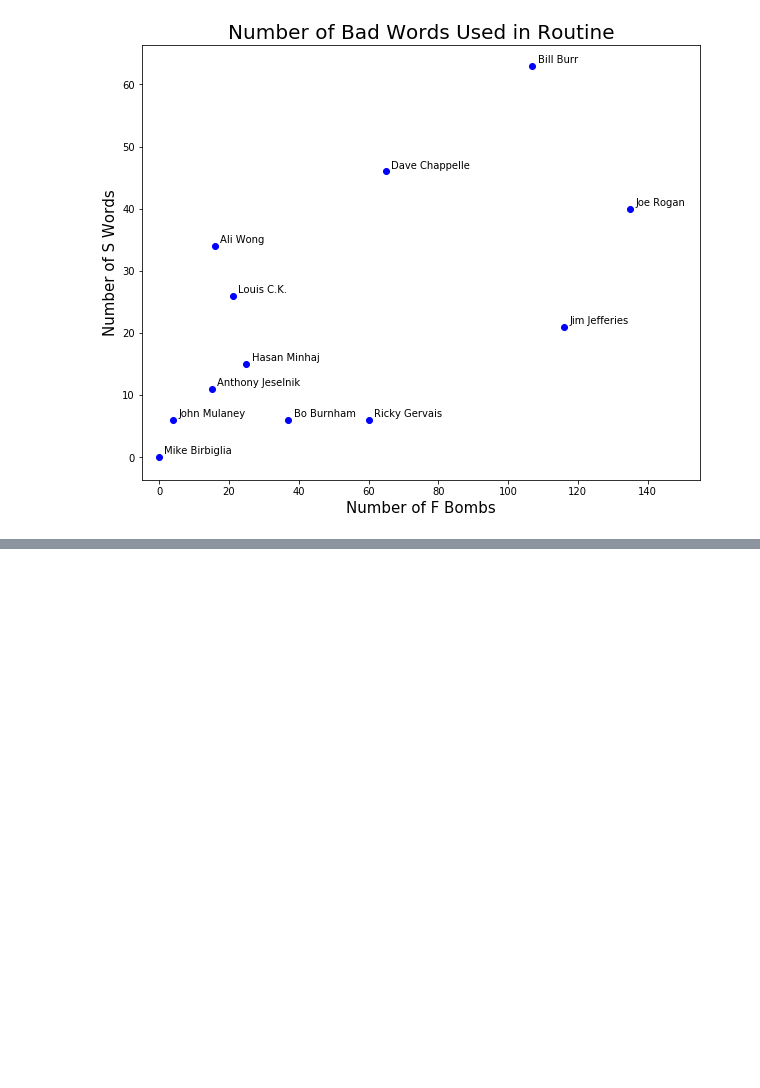
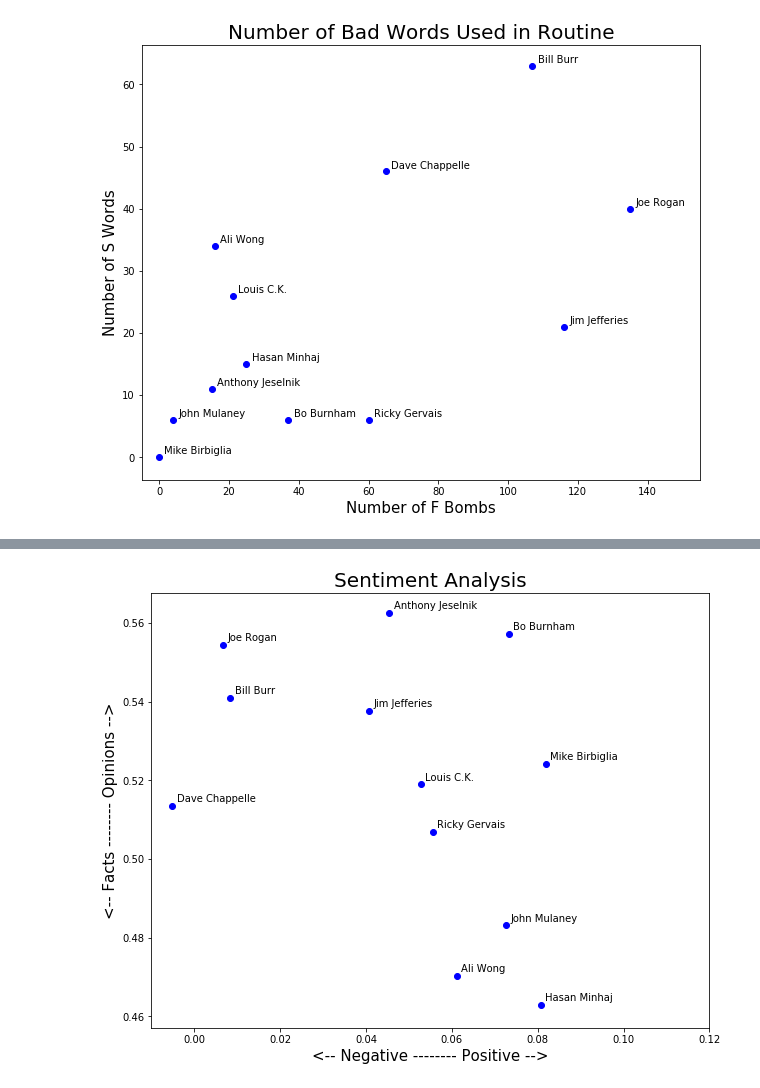
Before and after one commit to atefattia/data_science, a Jupyter notebook: 09_natural_language_processing/natural_language_proprocessing.ipynb, the cells around one changed output, grey strips where cells are left out. Saved outputs shown, nothing was run; the diff lists cells and outputs as text; code cells hidden in the pictures; blank space fills up the shorter version.

Commit message:
sentiment analysis

```diff
--- a/09_natural_language_processing/natural_language_proprocessing.ipynb
+++ b/09_natural_language_processing/natural_language_proprocessing.ipynb
@@ -463,0 +474,7 @@ plt.show()
+# %%
+pol = lambda x: TextBlob(x).sentiment.polarity
+sub = lambda x: TextBlob(x).sentiment.subjectivity
+
+df_clean['polarity'] = df_clean['transcripts'].apply(pol)
+df_clean['subjectivity'] = df_clean['transcripts'].apply(sub)
+df_clean
@@ -463,0 +495,17 @@ plt.show()
+# %%
+plt.rcParams['figure.figsize'] = [10, 8]
+
+for index, comedian in enumerate(df_clean.index):
+    x = df_clean.polarity.loc[comedian]
+    y = df_clean.subjectivity.loc[comedian]
+    plt.scatter(x, y, color='blue')
+    plt.text(x+.001, y+.001, full_names[index], fontsize=10)
+    plt.xlim(-.01, .12)
+
+plt.title('Sentiment Analysis', fontsize=20)
+plt.xlabel('<-- Negative -------- Positive -->', fontsize=15)
+plt.ylabel('<-- Facts -------- Opinions -->', fontsize=15)
+
+plt.show()
+# %% [output]
+[figure, added]
```
Also changed, not shown: parts of 9 cells of this notebook.
